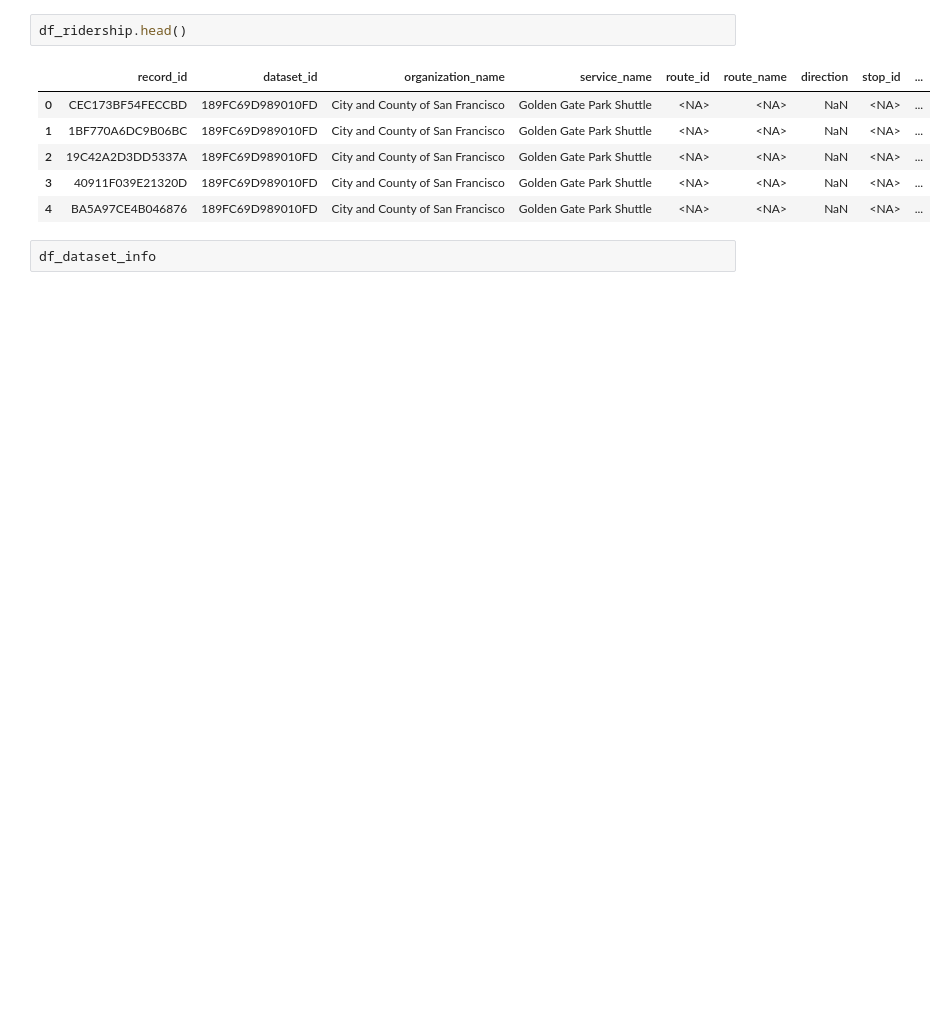
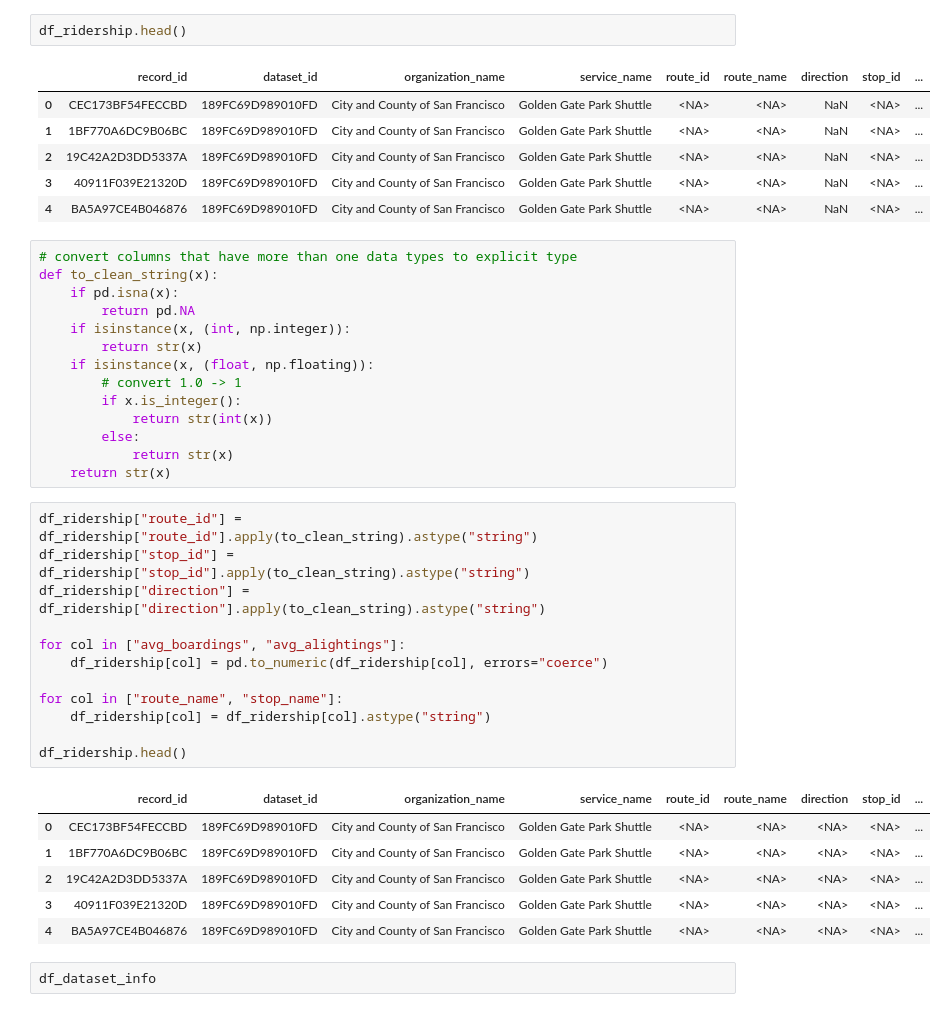
Before and after one commit to cal-itp/transit-ridership-analytics, a Jupyter notebook: Pre-process.ipynb, the cells around one changed output. Saved outputs shown, nothing was run; the diff lists cells and outputs as text; blank space fills up the shorter version.

```diff
--- a/Pre-process.ipynb
+++ b/Pre-process.ipynb
@@ -1324,6 +1329,39 @@ df_ridership.head()
 | 2 | 19C42A2D3DD5337A | 189FC69D989010FD | City and County of San Francisco | Golden Gate Park Shuttle | <NA> | <NA> | NaN | <NA> | ... |
 | 3 | 40911F039E21320D | 189FC69D989010FD | City and County of San Francisco | Golden Gate Park Shuttle | <NA> | <NA> | NaN | <NA> | ... |
 | 4 | BA5A97CE4B046876 | 189FC69D989010FD | City and County of San Francisco | Golden Gate Park Shuttle | <NA> | <NA> | NaN | <NA> | ... |
+# %%
+# convert columns that have more than one data types to explicit type
+def to_clean_string(x):
+    if pd.isna(x):
+        return pd.NA
+    if isinstance(x, (int, np.integer)):
+        return str(x)
+    if isinstance(x, (float, np.floating)):
+        # convert 1.0 -> 1
+        if x.is_integer():
+            return str(int(x))
+        else:
+            return str(x)
+    return str(x)
+# %%
+df_ridership["route_id"] = df_ridership["route_id"].apply(to_clean_string).astype("string")
+df_ridership["stop_id"] = df_ridership["stop_id"].apply(to_clean_string).astype("string")
+df_ridership["direction"] = df_ridership["direction"].apply(to_clean_string).astype("string")
+
+for col in ["avg_boardings", "avg_alightings"]:
+    df_ridership[col] = pd.to_numeric(df_ridership[col], errors="coerce")
+
+for col in ["route_name", "stop_name"]:
+    df_ridership[col] = df_ridership[col].astype("string")
+
+df_ridership.head()
+# %% [output]
+|  | record_id | dataset_id | organization_name | service_name | route_id | route_name | direction | stop_id | ... |
+| 0 | CEC173BF54FECCBD | 189FC69D989010FD | City and County of San Francisco | Golden Gate Park Shuttle | <NA> | <NA> | <NA> | <NA> | ... |
+| 1 | 1BF770A6DC9B06BC | 189FC69D989010FD | City and County of San Francisco | Golden Gate Park Shuttle | <NA> | <NA> | <NA> | <NA> | ... |
+| 2 | 19C42A2D3DD5337A | 189FC69D989010FD | City and County of San Francisco | Golden Gate Park Shuttle | <NA> | <NA> | <NA> | <NA> | ... |
+| 3 | 40911F039E21320D | 189FC69D989010FD | City and County of San Francisco | Golden Gate Park Shuttle | <NA> | <NA> | <NA> | <NA> | ... |
+| 4 | BA5A97CE4B046876 | 189FC69D989010FD | City and County of San Francisco | Golden Gate Park Shuttle | <NA> | <NA> | <NA> | <NA> | ... |
 # %%
 df_dataset_info
 # %% [output]
```
Also changed, not shown: parts of 2 cells of this notebook, 2 other files.
